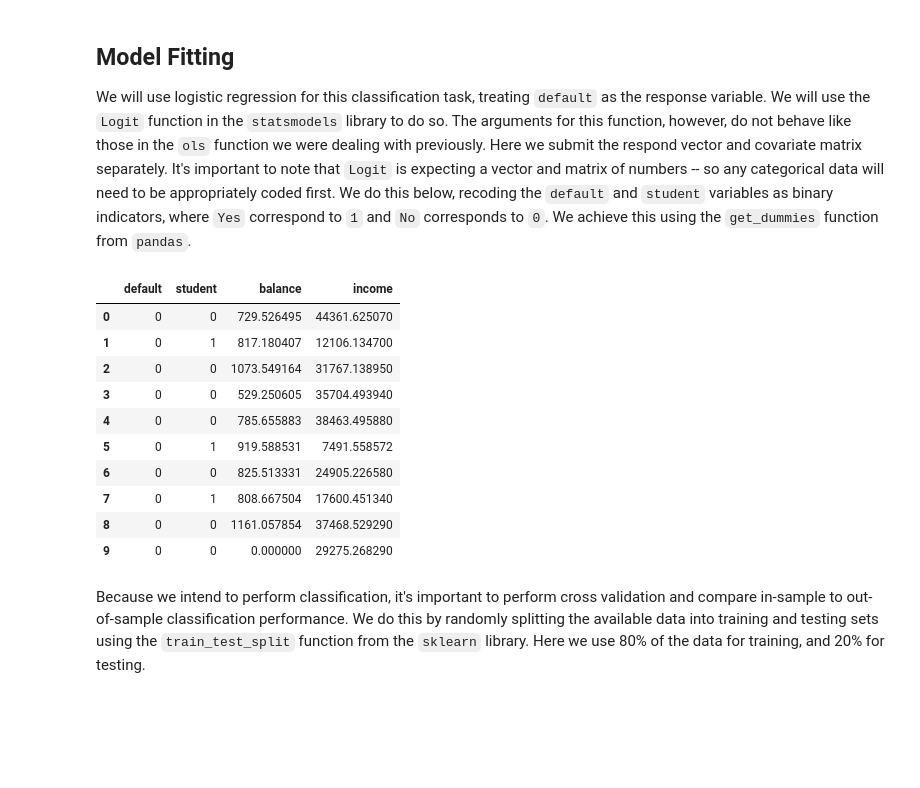
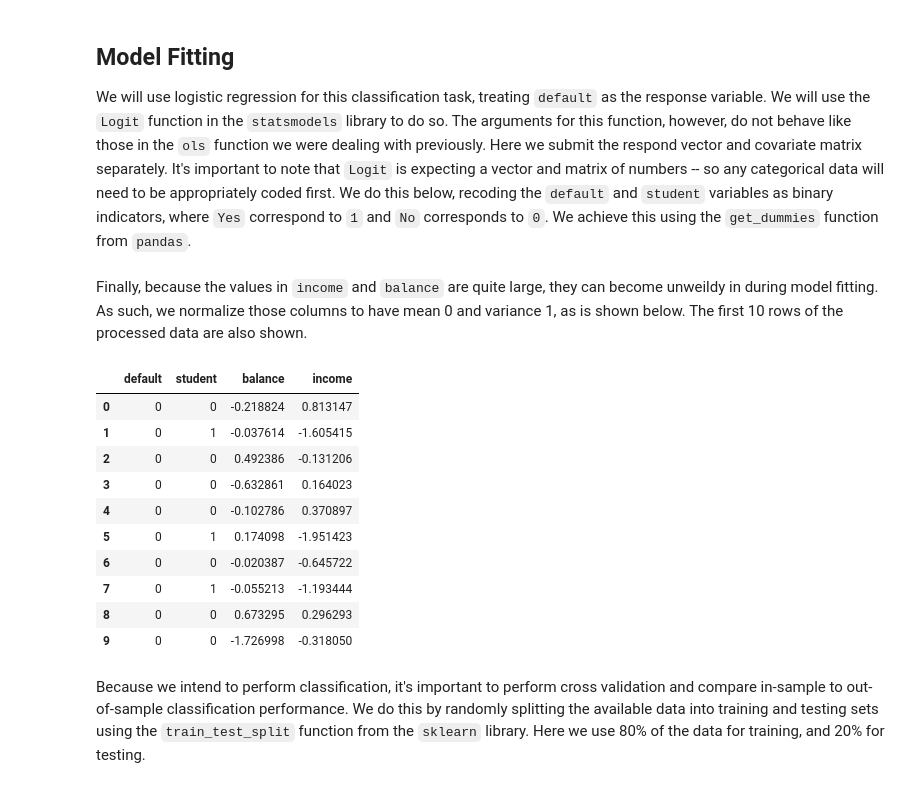
Before and after one commit to ssc-datascience/pythonjupyter_wshop2021, a Jupyter notebook: ssc2021_workshop_regressions.ipynb, the cells around one changed output. Saved outputs shown, nothing was run; the diff lists cells and outputs as text; code cells hidden in the pictures; blank space fills up the shorter version.

```diff
--- a/ssc2021_workshop_regressions.ipynb
+++ b/ssc2021_workshop_regressions.ipynb
@@ -633,19 +615,24 @@ student_ind = pd.get_dummies(default['student'])['Yes']
 default = default.drop(['default', 'student'], axis = 1)
 default = pd.concat([default_ind, student_ind, default], axis = 1)
 default.columns = ['default', 'student', 'balance', 'income']
-default.head(10)
-# %% [output]
-|  | default | student | balance | income |
-| 0 | 0 | 0 | 729.526495 | 44361.625070 |
-| 1 | 0 | 1 | 817.180407 | 12106.134700 |
-| 2 | 0 | 0 | 1073.549164 | 31767.138950 |
-| 3 | 0 | 0 | 529.250605 | 35704.493940 |
-| 4 | 0 | 0 | 785.655883 | 38463.495880 |
-| 5 | 0 | 1 | 919.588531 | 7491.558572 |
-| 6 | 0 | 0 | 825.513331 | 24905.226580 |
-| 7 | 0 | 1 | 808.667504 | 17600.451340 |
-| 8 | 0 | 0 | 1161.057854 | 37468.529290 |
-| 9 | 0 | 0 | 0.000000 | 29275.268290 |
+# %% [markdown]
+Finally, because the values in `income` and `balance` are quite large, they can become unweildy in during model fitting. As such, we normalize those columns to have mean 0 and variance 1, as is shown below. The first 10 rows of the processed data are also shown.
+# %%
+default['balance'] = (default['balance'] - default['balance'].mean()) / default['balance'].std()
+default['income'] = (default['income'] - default['income'].mean()) / default['income'].std()
+default.head(10)
+# %% [output]
+|  | default | student | balance | income |
+| 0 | 0 | 0 | -0.218824 | 0.813147 |
+| 1 | 0 | 1 | -0.037614 | -1.605415 |
+| 2 | 0 | 0 | 0.492386 | -0.131206 |
+| 3 | 0 | 0 | -0.632861 | 0.164023 |
+| 4 | 0 | 0 | -0.102786 | 0.370897 |
+| 5 | 0 | 1 | 0.174098 | -1.951423 |
+| 6 | 0 | 0 | -0.020387 | -0.645722 |
+| 7 | 0 | 1 | -0.055213 | -1.193444 |
+| 8 | 0 | 0 | 0.673295 | 0.296293 |
+| 9 | 0 | 0 | -1.726998 | -0.318050 |
 # %% [markdown]
 Because we intend to perform classification, it's important to perform cross validation and compare in-sample to out-of-sample classification performance. We do this by randomly splitting the available data into training and testing sets using the `train_test_split` function from the `sklearn` library. Here we use 80% of the data for training, and 20% for testing.
 # %%
```
Also changed, not shown: parts of 10 cells of this notebook.
